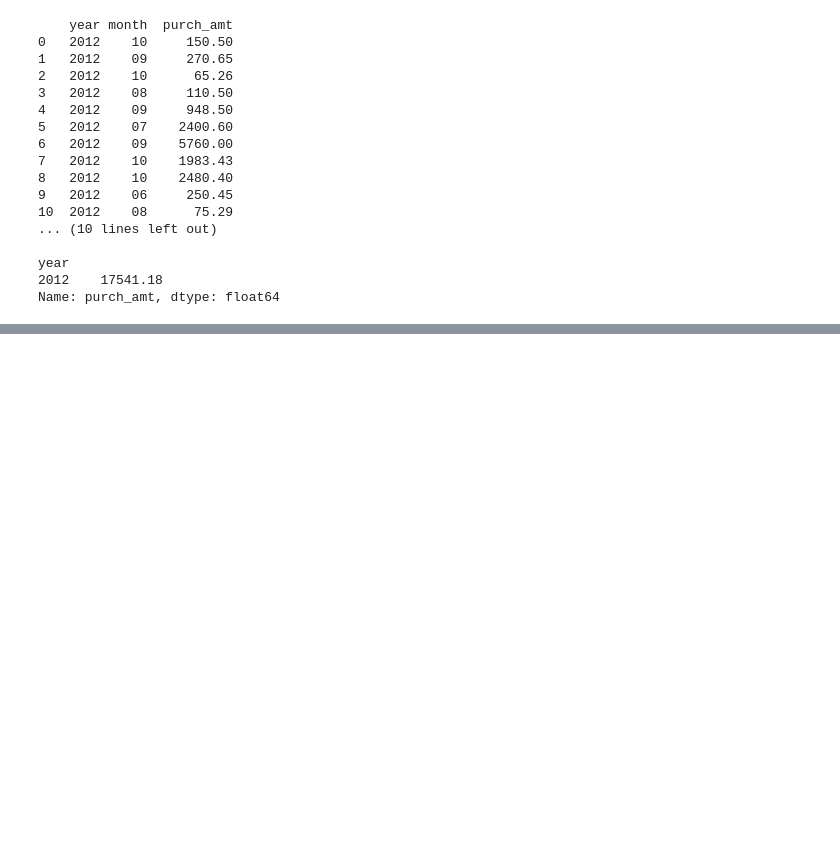
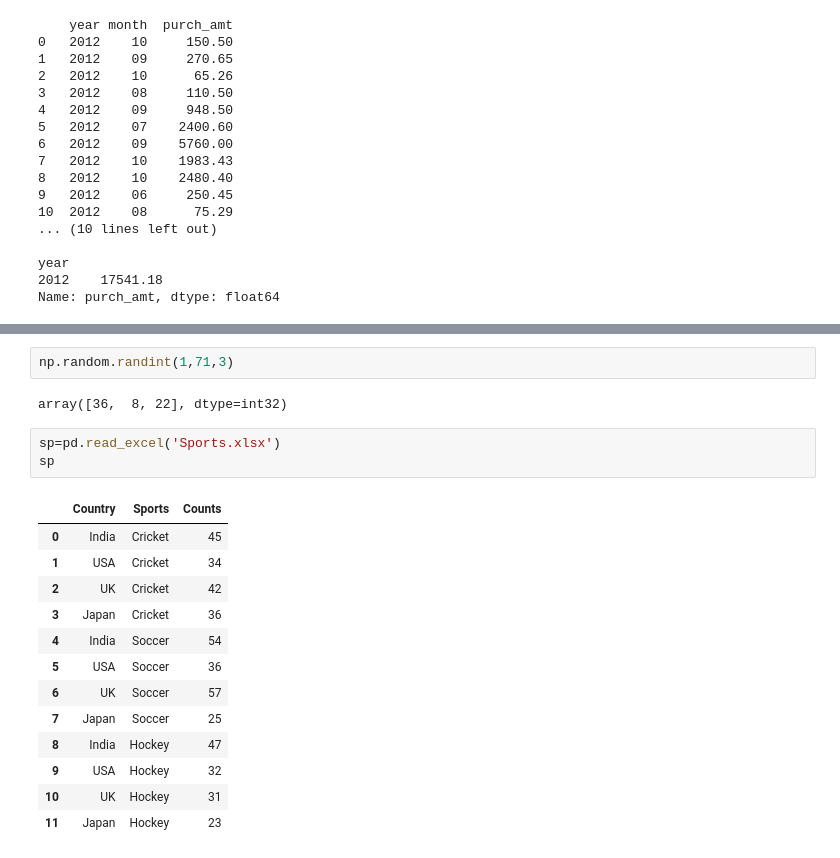
Before and after one commit to AayushParab44/Advanced_Statistics, a Jupyter notebook: mergeandsplitassignment.ipynb, the cells around one changed output, grey strips where cells are left out. Cells and saved outputs as stored; diff of their text form; blank space fills up the shorter version.

```diff
--- a/mergeandsplitassignment.ipynb
+++ b/mergeandsplitassignment.ipynb
@@ -328,0 +698,21 @@ Name: purch_amt, dtype: float64
+# %%
+np.random.randint(1,71,3)
+# %% [output]
+array([36,  8, 22], dtype=int32)
+# %%
+sp=pd.read_excel('Sports.xlsx')
+sp
+# %% [output]
+|  | Country | Sports | Counts |
+| 0 | India | Cricket | 45 |
+| 1 | USA | Cricket | 34 |
+| 2 | UK | Cricket | 42 |
+| 3 | Japan | Cricket | 36 |
+| 4 | India | Soccer | 54 |
+| 5 | USA | Soccer | 36 |
+| 6 | UK | Soccer | 57 |
+| 7 | Japan | Soccer | 25 |
+| 8 | India | Hockey | 47 |
+| 9 | USA | Hockey | 32 |
+| 10 | UK | Hockey | 31 |
+| 11 | Japan | Hockey | 23 |
```
Also changed, not shown: parts of 7 cells of this notebook, 5 other files.
